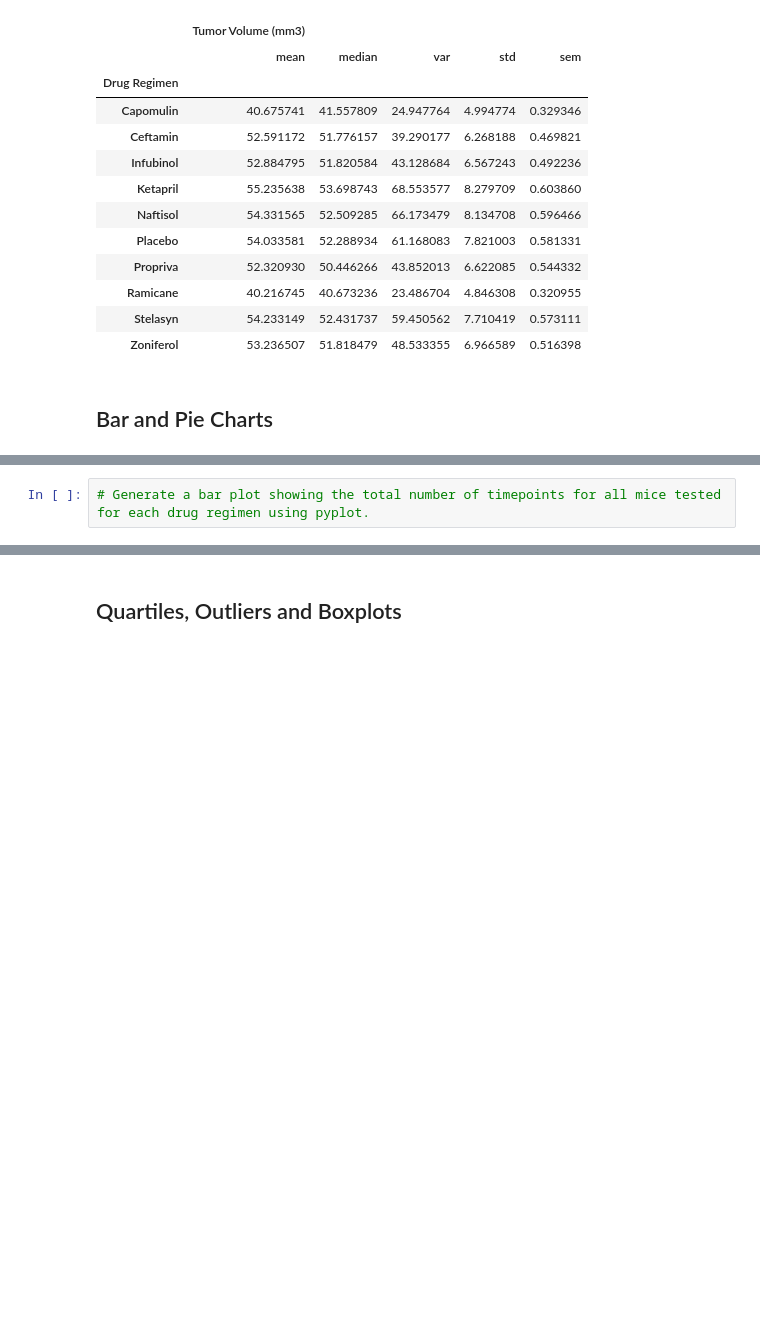
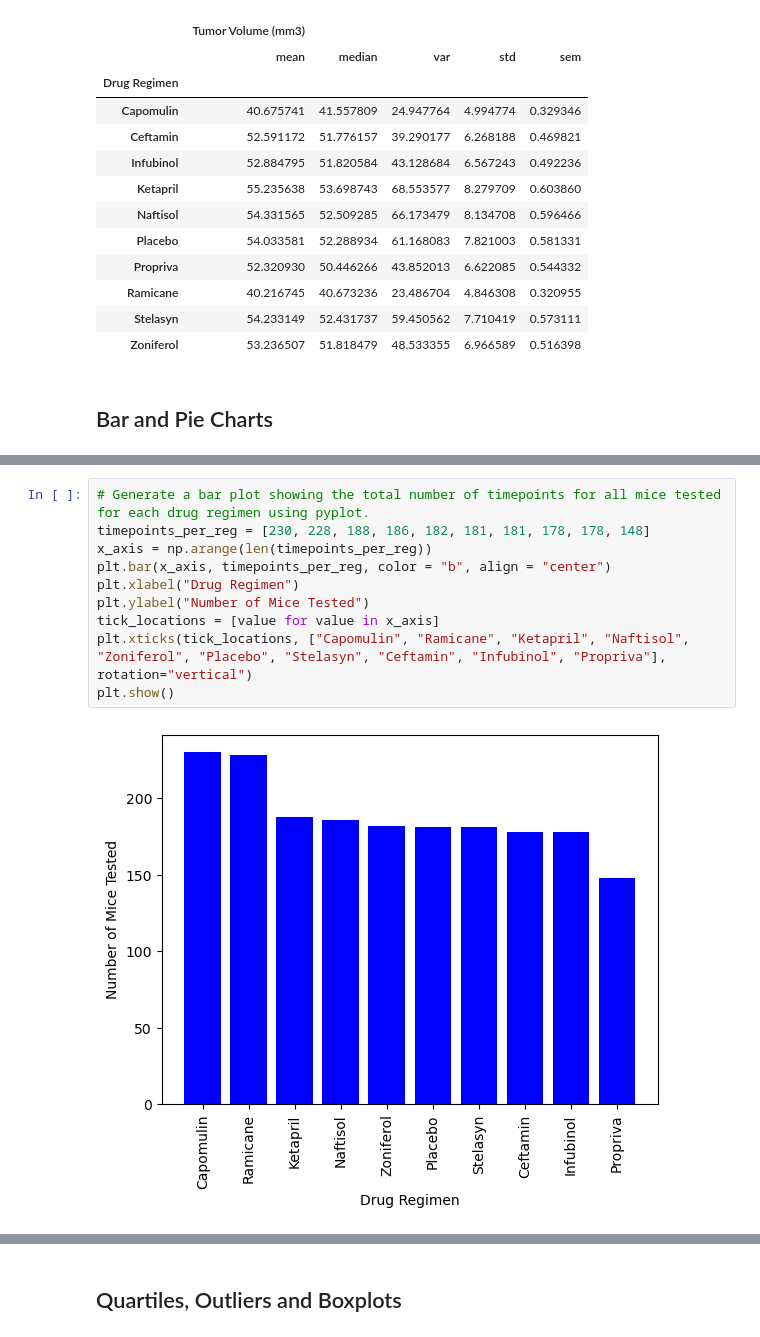
Before and after one commit to Islasong/matplotlib-challenge, a Jupyter notebook: matplotlib-challenge.ipynb, the cells around one changed output, grey strips where cells are left out. Drawn from its saved outputs; the diff is of its cells as text; blank space fills up the shorter version.

```diff
--- a/matplotlib-challenge.ipynb
+++ b/matplotlib-challenge.ipynb
@@ -161,4 +166,14 @@ Name: Mouse ID, dtype: int64
-# %%
-# Generate a bar plot showing the total number of timepoints for all mice tested for each drug regimen using pyplot.
+# %%
+# Generate a bar plot showing the total number of timepoints for all mice tested for each drug regimen using pyplot.
+timepoints_per_reg = [230, 228, 188, 186, 182, 181, 181, 178, 178, 148]
+x_axis = np.arange(len(timepoints_per_reg))
+plt.bar(x_axis, timepoints_per_reg, color = "b", align = "center")
+plt.xlabel("Drug Regimen")
+plt.ylabel("Number of Mice Tested")
+tick_locations = [value for value in x_axis]
+plt.xticks(tick_locations, ["Capomulin", "Ramicane", "Ketapril", "Naftisol", "Zoniferol", "Placebo", "Stelasyn", "Ceftamin", "Infubinol", "Propriva"], rotation="vertical")
+plt.show()
+# %% [output]
+[figure, added]
 # %%
 # Generate a pie plot showing the distribution of female versus male mice using Pandas
```
Also changed, not shown: parts of 12 cells of this notebook.
